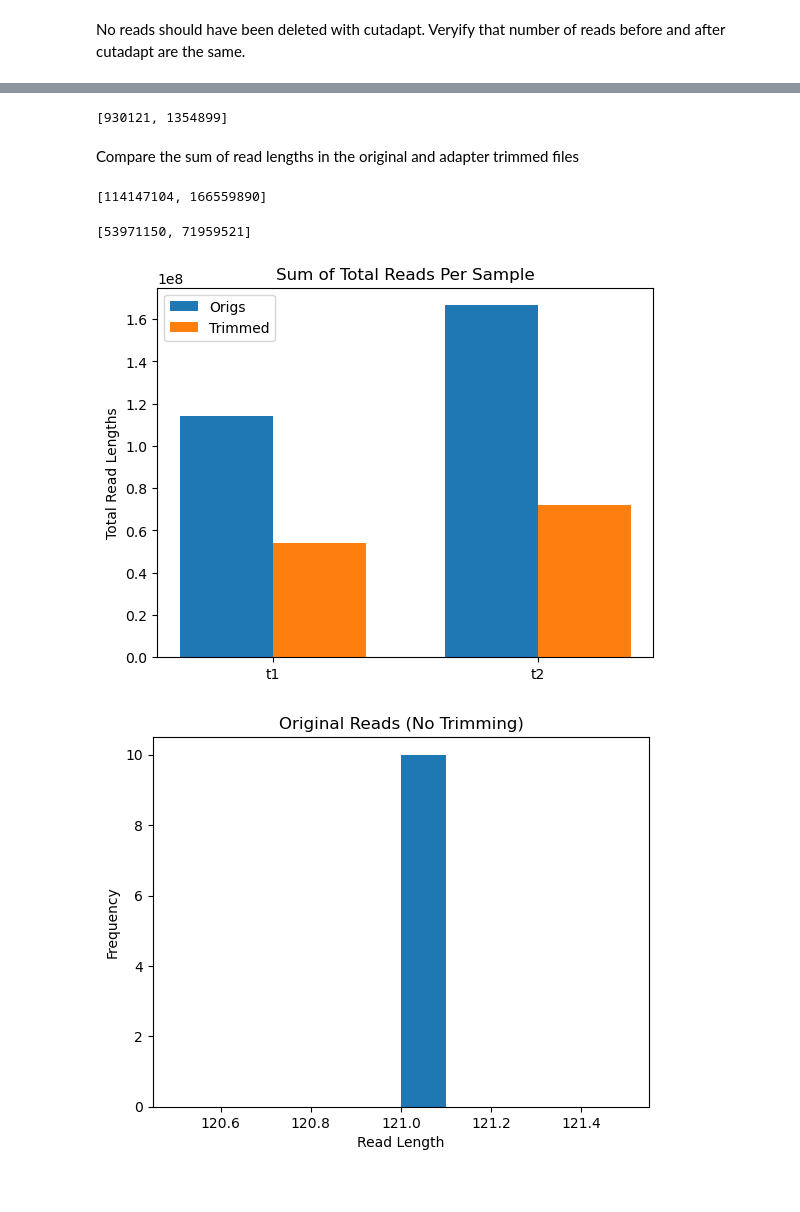
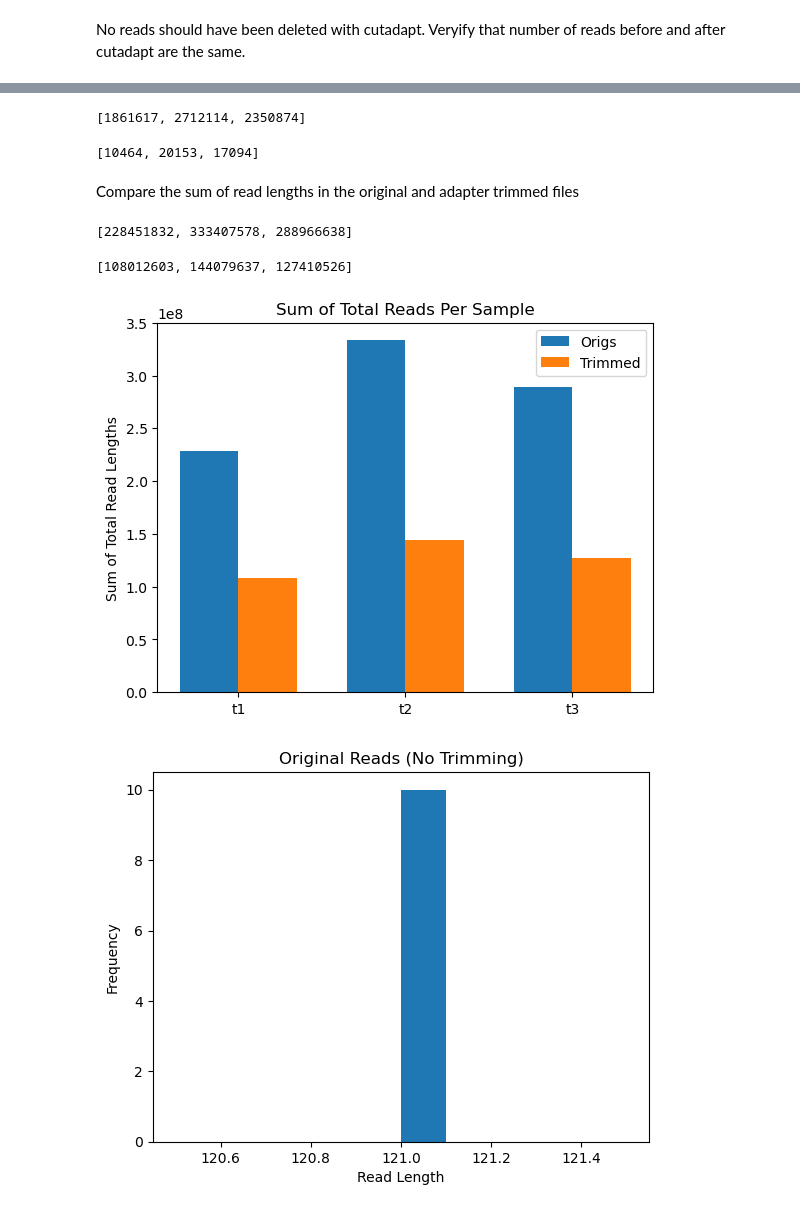
Before and after one commit to prairie-guy/UBS-seq_basic, a Jupyter notebook: workspace/ubs_basic.ipynb, the cells around one changed output, grey strips where cells are left out. Cells and saved outputs as stored; diff of their text form; code cells hidden in the pictures.

```diff
--- a/workspace/ubs_basic.ipynb
+++ b/workspace/ubs_basic.ipynb
@@ -129,7 +129,7 @@ out_path = mkpath('samples')
 #### Project definitions for treated samples, control samples
 # %%
 # short sample names
-treated = ["t1","t2"] # Edit
+treated = ["t1","t2","t3"] # Edit
 control = [] # Edit
 samples = treated + control
 # %%
@@ -285,3 +152,0 @@ Downsize by selecting `N` samples. When ready to use all, set `N = .9999`
-# %%
-in_path = mkpath("orig")
-out_path = mkpath("downsize")
@@ -317,7 +160,7 @@ total 13G
 How many sequence reads do we have per Sample
 # %%
 # Total Reads per Samples
-files = [fname(out_path,sample, "fq") for sample in samples]
+files = [fname(out_path,sample, "fq.gz") for sample in samples]
 for f in files:
     ns = nseqs(f)
     print(f"{f}: {ns:,}")
@@ -332,0 +175,3 @@ downsize/no_4.fq: 7,068,411
+# %%
+in_path = mkpath("samples")
+out_path = mkpath("fastqc_pre")
@@ -483,10 +398,17 @@ ins
 # %%
-# Adapter Trimmed
+# Adapter Trimmed Reads
 files = [fname(out_path,sample, "fq.gz") for sample in samples]
 ins = [nseqs(f) for f in files]
 ins
 # %% [output]
-[930121, 1354899]
+[1861617, 2712114, 2350874]
+# %%
+# Too Short Reads
+files = [fname(out_path,sample, "fastq_tooshort") for sample in samples]
+ins = [nseqs(f) for f in files]
+ins
+# %% [output]
+[10464, 20153, 17094]
 # %% [markdown]
 Compare the sum of read lengths in the original and adapter trimmed files
 # %%
@@ -498,7 +420,7 @@ for f in files:
 ins = res
 ins
 # %% [output]
-[114147104, 166559890]
+[228451832, 333407578, 288966638]
 # %%
 files = [fname(out_path,sample, "fq.gz") for sample in samples]
 res = []
@@ -508,9 +430,9 @@ for f in files:
 outs = res
 outs
 # %% [output]
-[53971150, 71959521]
+[108012603, 144079637, 127410526]
 # %%
-make_table(ins, outs, "Origs", "Trimmed", "Total Read Lengths", samples, "Sum of Total Reads Per Sample")
+make_table(ins, outs, "Origs", "Trimmed", "Sum of Total Read Lengths", samples, "Sum of Total Reads Per Sample")
 # %% [output]
-[figure, old version]
+[figure, new version]
 # %%
```
Also changed, not shown: parts of 65 cells of this notebook, 1 other file.
